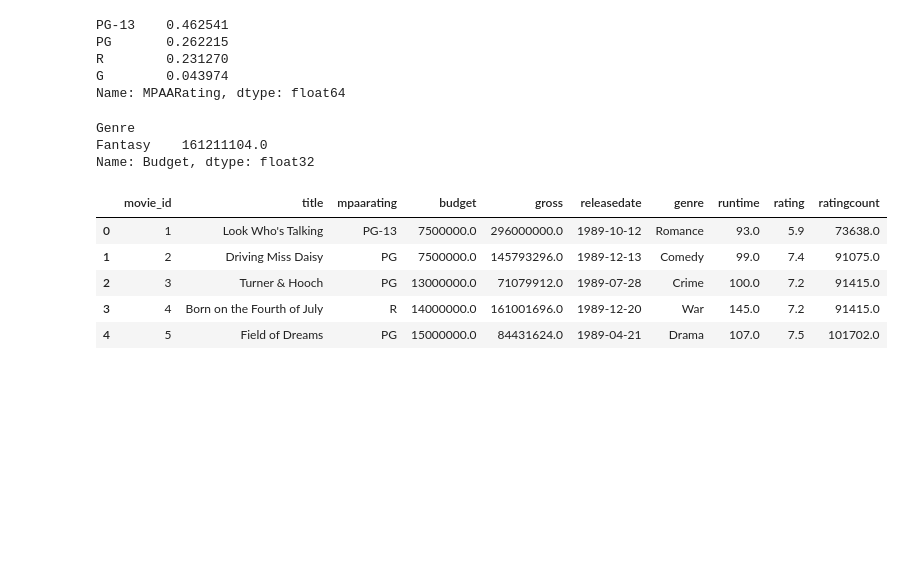
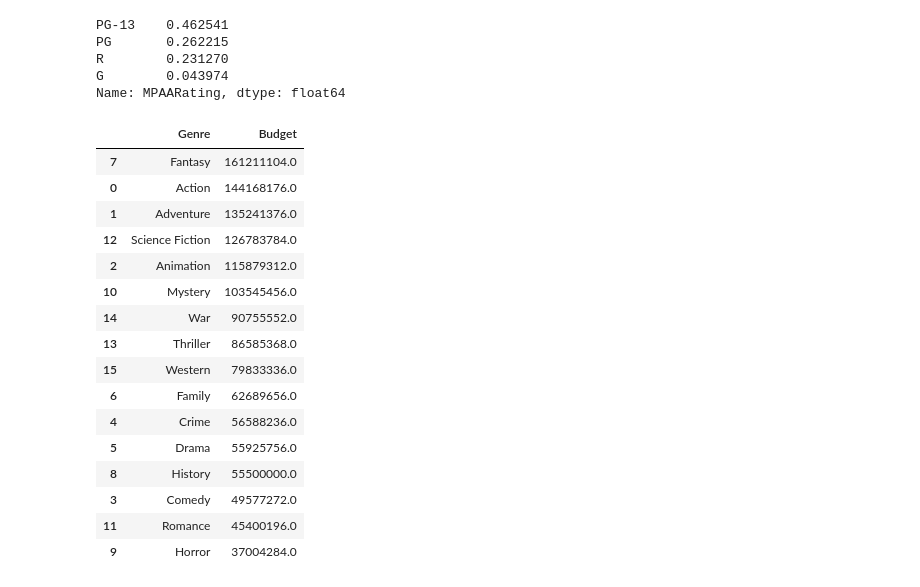
Before and after one commit to jmb-oddbook/codeacademy, a Jupyter notebook: project1/datsci_starters/movies.ipynb, the cells around one changed output. Drawn from its saved outputs; the diff is of its cells as text; code cells hidden in the pictures; blank space fills up the shorter version.

```diff
--- a/project1/datsci_starters/movies.ipynb
+++ b/project1/datsci_starters/movies.ipynb
@@ -421,30 +409,25 @@ Name: MPAARating, dtype: float64
 # %%
 # most and least expensive Genre (take an average of all Budget measures grouped by Genre - use groupBy() method)
 df.groupby(['Genre'],as_index=False).Budget.mean().sort_values('Budget',ascending=False)
-#cannot call upon Genre as column w/out as_index=False
-
-#Sylvia's solution
-df_genre_budget = df.groupby(["Genre"]).mean()
-df_genre_budget.sort_values(by=["Budget"], ascending=False, inplace=True)
-df_genre_budget.head(1)["Budget"]
 # %% [output]
-Genre
-Fantasy    161211104.0
-Name: Budget, dtype: float32
+|  | Genre | Budget |
+| 7 | Fantasy | 161211104.0 |
+| 0 | Action | 144168176.0 |
+| 1 | Adventure | 135241376.0 |
+| 12 | Science Fiction | 126783784.0 |
+| 2 | Animation | 115879312.0 |
+| 10 | Mystery | 103545456.0 |
+| 14 | War | 90755552.0 |
+| 13 | Thriller | 86585368.0 |
+| 15 | Western | 79833336.0 |
+| 6 | Family | 62689656.0 |
+| 4 | Crime | 56588236.0 |
+| 5 | Drama | 55925756.0 |
+| 8 | History | 55500000.0 |
+| 3 | Comedy | 49577272.0 |
+| 11 | Romance | 45400196.0 |
+| 9 | Horror | 37004284.0 |
 # %%
 # which Genre is favored the most by the people?
 
 #df.groupby(['Genre'],as_index=False).Rating.mean().sort_values('Rating',ascending=False)
-# %%
-#NOTES:
-#Virgina rename function
-df.columns = df.columns.str.replace(' ', '_').str.lower()
-df=df.rename(columns={"movieid": "movie_id"})
-df.head()
-# %% [output]
-|  | movie_id | title | mpaarating | budget | gross | releasedate | genre | runtime | rating | ratingcount |
-| 0 | 1 | Look Who's Talking | PG-13 | 7500000.0 | 296000000.0 | 1989-10-12 | Romance | 93.0 | 5.9 | 73638.0 |
-| 1 | 2 | Driving Miss Daisy | PG | 7500000.0 | 145793296.0 | 1989-12-13 | Comedy | 99.0 | 7.4 | 91075.0 |
-| 2 | 3 | Turner & Hooch | PG | 13000000.0 | 71079912.0 | 1989-07-28 | Crime | 100.0 | 7.2 | 91415.0 |
-| 3 | 4 | Born on the Fourth of July | R | 14000000.0 | 161001696.0 | 1989-12-20 | War | 145.0 | 7.2 | 91415.0 |
-| 4 | 5 | Field of Dreams | PG | 15000000.0 | 84431624.0 | 1989-04-21 | Drama | 107.0 | 7.5 | 101702.0 |
```
Also changed, not shown: parts of 1 cell of this notebook.
